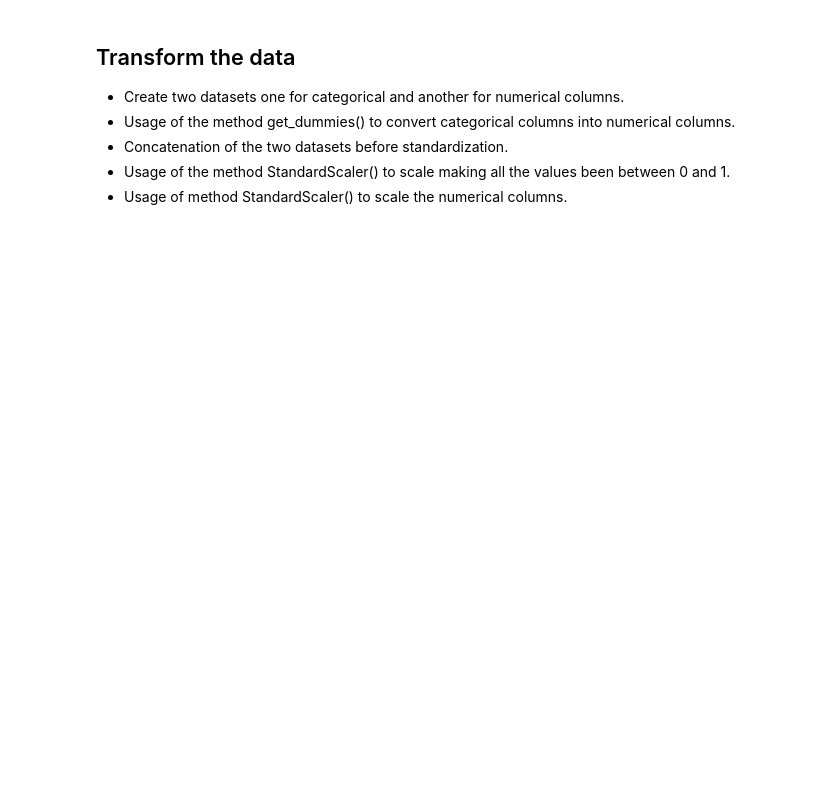
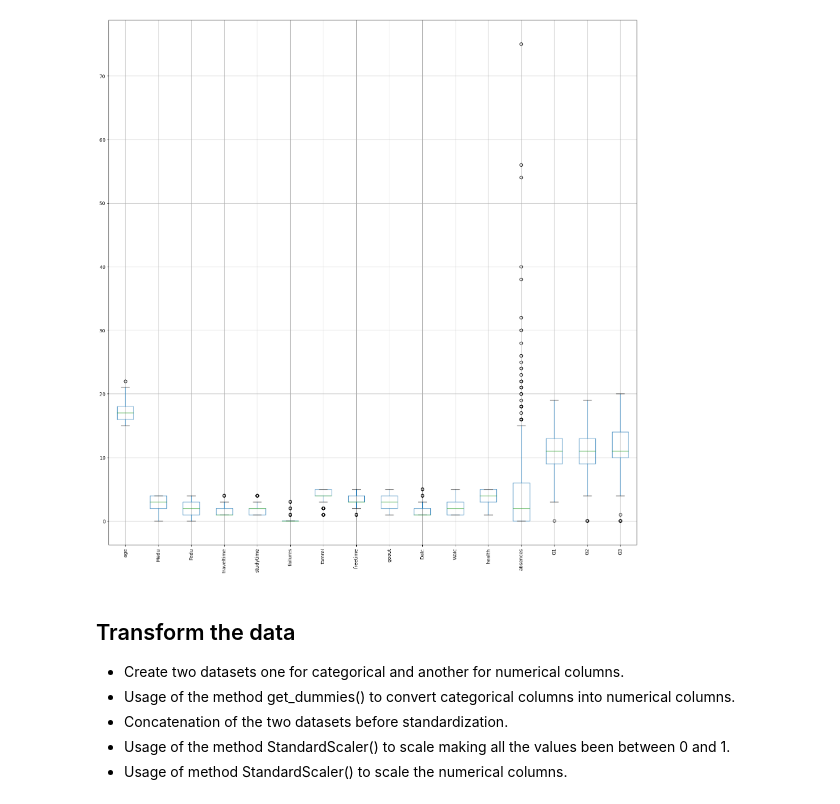
Before and after one commit to 75andybermond/Predict_Student_Performance, a Jupyter notebook: cluster.ipynb, the cells around one changed output. Cells and saved outputs as stored; diff of their text form; code cells hidden in the pictures; blank space fills up the shorter version.

```diff
--- a/cluster.ipynb
+++ b/cluster.ipynb
@@ -16,3 +16,10 @@ warnings.filterwarnings('ignore')
 # %%
 # import merged data without the index column
 df = pd.read_csv('merged_df.csv', index_col=None)
+# %%
+# analyze the data to find outliers
+# plot box plots for each column
+df.boxplot(figsize=(20,20), rot=90)
+plt.show()
+# %% [output]
+[figure, added]
```
Also changed, not shown: parts of 27 cells of this notebook.
